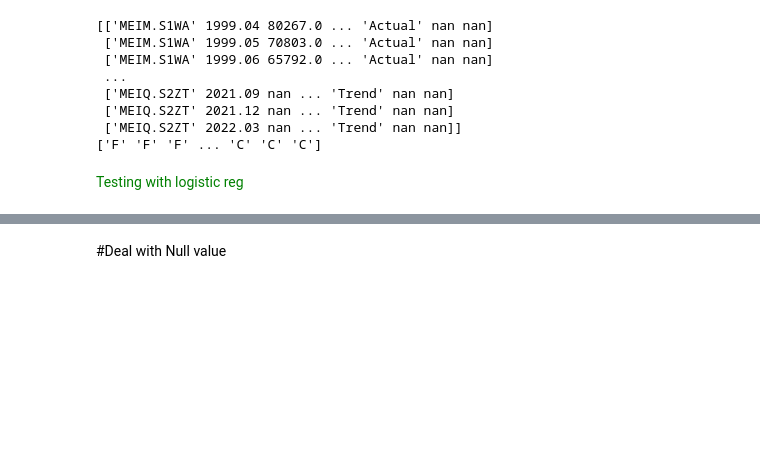
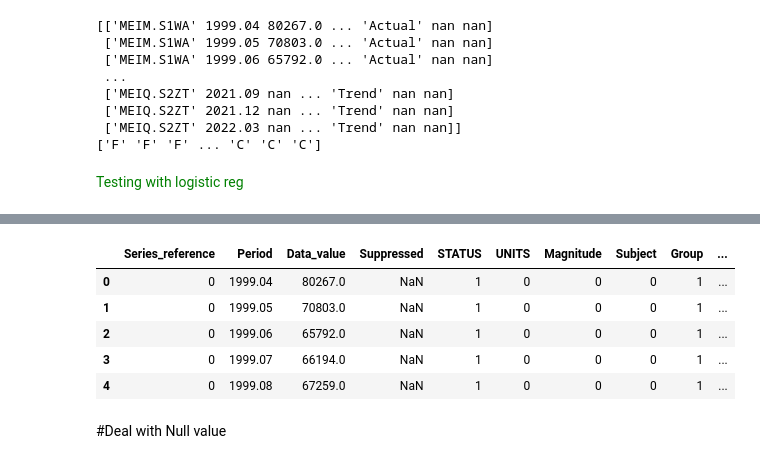
Before and after one commit to RafsanJany-44/Machine-School, a Jupyter notebook: Data_Preprocessing.ipynb, the cells around one changed output, grey strips where cells are left out. Cells and saved outputs as stored; diff of their text form; code cells hidden in the pictures; blank space fills up the shorter version.

```diff
--- a/Data_Preprocessing.ipynb
+++ b/Data_Preprocessing.ipynb
@@ -103,3 +145,25 @@ print(y)
+# %%
+def encode_engine(dataset):
+  from sklearn.preprocessing import LabelEncoder
+  encoder=LabelEncoder()
+  col= list(dataset.iloc[:0,:])
+
+  for i in col:
+    if type(list(dataset[i].unique())[0])==str:
+            dataset[i]=encoder.fit_transform(dataset[i])
+
+  return dataset
+# %%
+new_dataset=encode_engine(dataset)
+# %%
+new_dataset.head()
+# %% [output]
+|  | Series_reference | Period | Data_value | Suppressed | STATUS | UNITS | Magnitude | Subject | Group | ... |
+| 0 | 0 | 1999.04 | 80267.0 | NaN | 1 | 0 | 0 | 0 | 1 | ... |
+| 1 | 0 | 1999.05 | 70803.0 | NaN | 1 | 0 | 0 | 0 | 1 | ... |
+| 2 | 0 | 1999.06 | 65792.0 | NaN | 1 | 0 | 0 | 0 | 1 | ... |
+| 3 | 0 | 1999.07 | 66194.0 | NaN | 1 | 0 | 0 | 0 | 1 | ... |
+| 4 | 0 | 1999.08 | 67259.0 | NaN | 1 | 0 | 0 | 0 | 1 | ... |
 # %% [markdown]
 #Deal with Null value
 # %%
```
Also changed, not shown: parts of 8 cells of this notebook.
